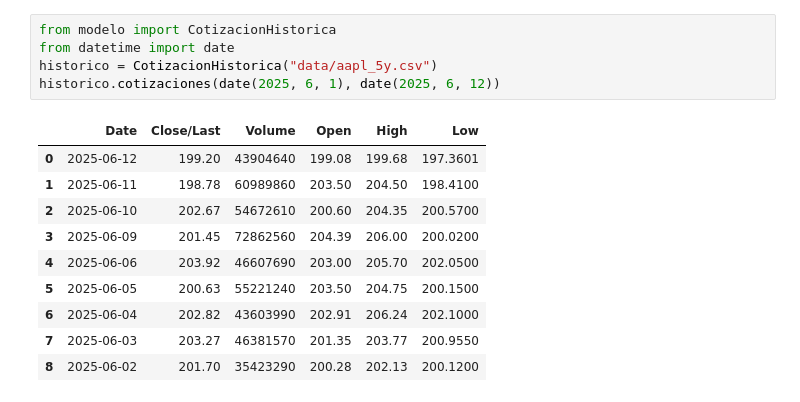
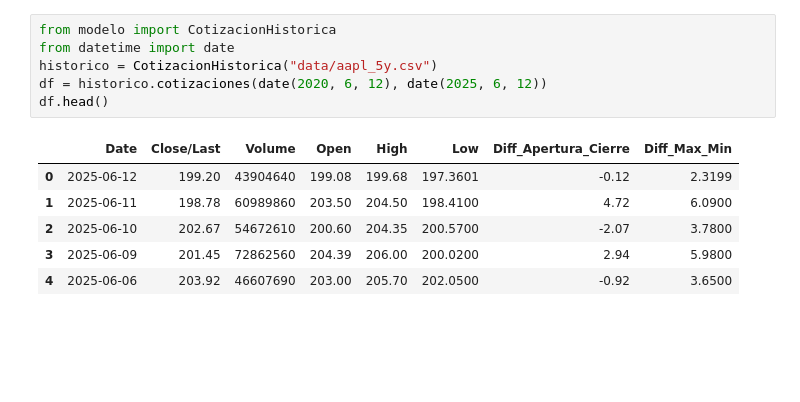
Before and after one commit to nadiasantillan/unsl-bayes-stock, a Jupyter notebook: sandbox.ipynb, the cells around one changed output. Cells and saved outputs as stored; diff of their text form; blank space fills up the shorter version.

```diff
--- a/sandbox.ipynb
+++ b/sandbox.ipynb
@@ -1,16 +1,13 @@
 # %%
 from modelo import CotizacionHistorica
 from datetime import date
 historico = CotizacionHistorica("data/aapl_5y.csv")
-historico.cotizaciones(date(2025, 6, 1), date(2025, 6, 12))
+df = historico.cotizaciones(date(2020, 6, 12), date(2025, 6, 12))
+df.head()
 # %% [output]
-|  | Date | Close/Last | Volume | Open | High | Low |
-| 0 | 2025-06-12 | 199.20 | 43904640 | 199.08 | 199.68 | 197.3601 |
-| 1 | 2025-06-11 | 198.78 | 60989860 | 203.50 | 204.50 | 198.4100 |
-| 2 | 2025-06-10 | 202.67 | 54672610 | 200.60 | 204.35 | 200.5700 |
-| 3 | 2025-06-09 | 201.45 | 72862560 | 204.39 | 206.00 | 200.0200 |
-| 4 | 2025-06-06 | 203.92 | 46607690 | 203.00 | 205.70 | 202.0500 |
-| 5 | 2025-06-05 | 200.63 | 55221240 | 203.50 | 204.75 | 200.1500 |
-| 6 | 2025-06-04 | 202.82 | 43603990 | 202.91 | 206.24 | 202.1000 |
-| 7 | 2025-06-03 | 203.27 | 46381570 | 201.35 | 203.77 | 200.9550 |
-| 8 | 2025-06-02 | 201.70 | 35423290 | 200.28 | 202.13 | 200.1200 |
+|  | Date | Close/Last | Volume | Open | High | Low | Diff_Apertura_Cierre | Diff_Max_Min |
+| 0 | 2025-06-12 | 199.20 | 43904640 | 199.08 | 199.68 | 197.3601 | -0.12 | 2.3199 |
+| 1 | 2025-06-11 | 198.78 | 60989860 | 203.50 | 204.50 | 198.4100 | 4.72 | 6.0900 |
+| 2 | 2025-06-10 | 202.67 | 54672610 | 200.60 | 204.35 | 200.5700 | -2.07 | 3.7800 |
+| 3 | 2025-06-09 | 201.45 | 72862560 | 204.39 | 206.00 | 200.0200 | 2.94 | 5.9800 |
+| 4 | 2025-06-06 | 203.92 | 46607690 | 203.00 | 205.70 | 202.0500 | -0.92 | 3.6500 |
```
Also changed, not shown: parts of 6 cells of this notebook, 3 other files.
